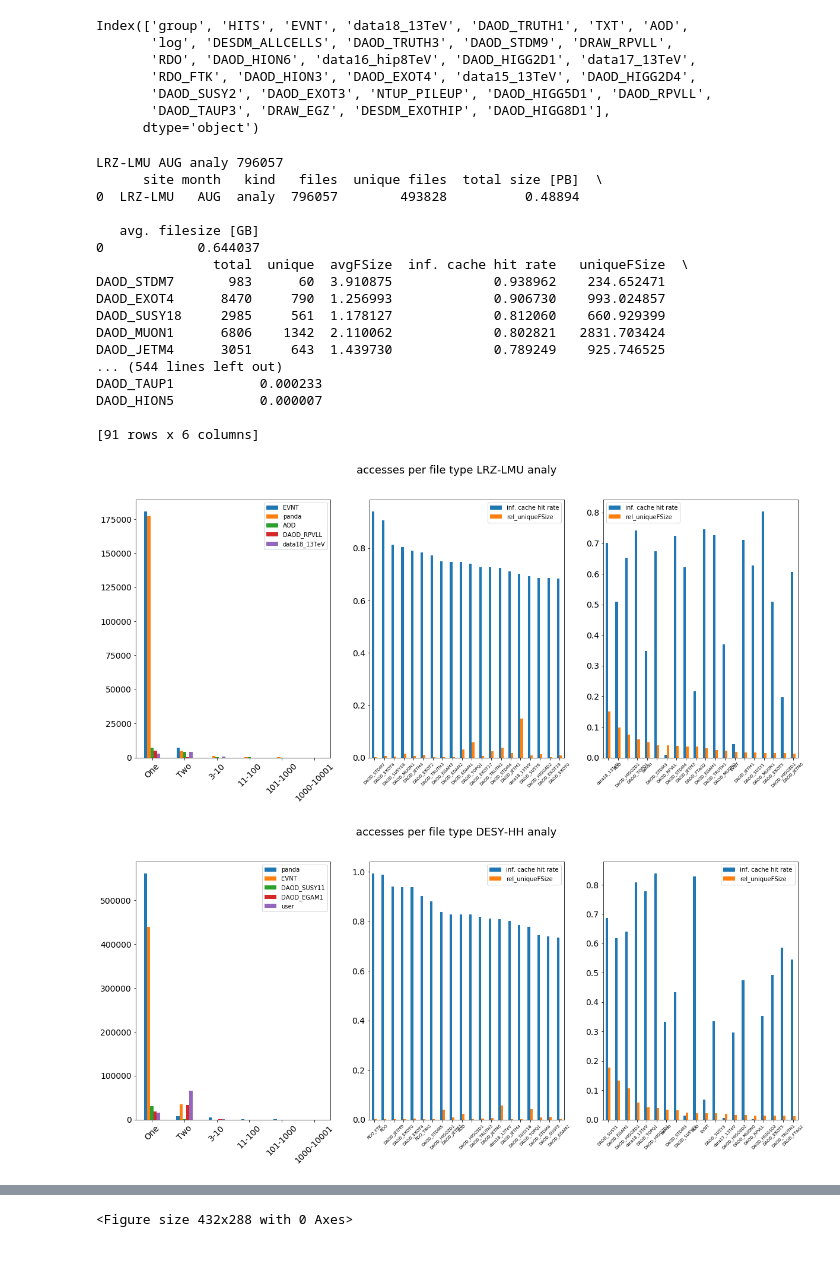
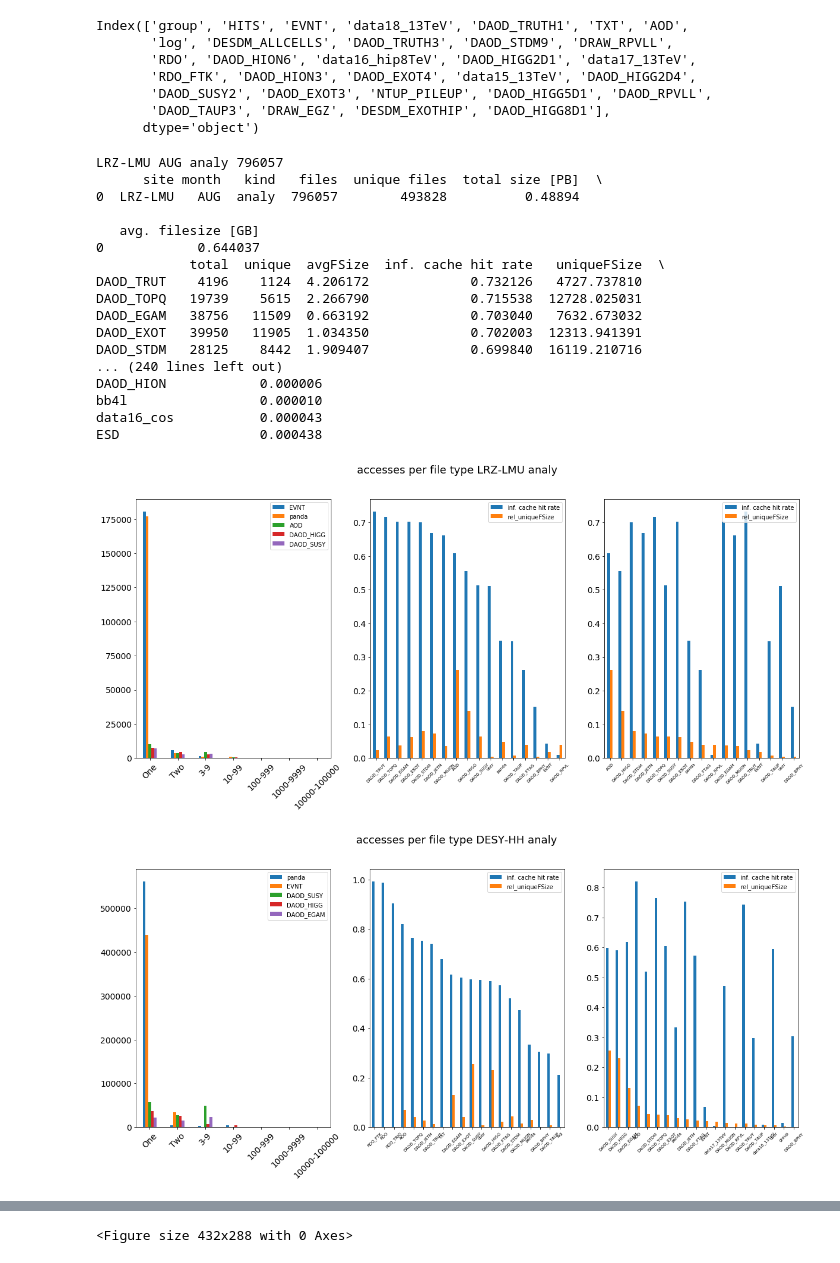
Before and after one commit to gdxd/XCache, a Jupyter notebook: MyExtractor.ipynb, the cells around one changed output, grey strips where cells are left out. Drawn from its saved outputs; the diff is of its cells as text; code cells hidden in the pictures.

Commit message:
fix histo binning

```diff
--- a/MyExtractor.ipynb
+++ b/MyExtractor.ipynb
@@ -7,8 +7,12 @@ from elasticsearch import Elasticsearch
 from elasticsearch.helpers import scan
 import pandas as pd
 
-start_date = '2018-08-01 00:00:00'
-end_date = '2018-09-01 00:00:00'
+#start_date = '2018-08-01 00:00:00'
+#end_date = '2018-09-01 00:00:00'
+#start_date = '2018-09-01 00:00:00'
+#end_date = '2018-10-01 00:00:00'
+start_date = '2018-10-01 00:00:00'
+end_date = '2018-11-01 00:00:00'
 #start_date = '2018-08-01 00:00:00'
 #end_date = '2018-09-01 00:00:00'
 #site = 'LRZ-LMU'
@@ -22,8 +26,8 @@ print("start:", start_date, "end:", end_date)
 start = int(pd.Timestamp(start_date).timestamp())
 end = int(pd.Timestamp(end_date).timestamp())
 
-#kind = 'prod'
-kind = 'analy'
+kind = 'prod'
+#kind = 'analy'
 
 my_query = {
     "_source": ["time_start", "time_end", "site", "event", "scope", "filename", "filesize"],
@@ -35,15 +39,17 @@ my_query = {
                 {'wildcard': {'site': site + '*'}},
                 # {'wildcard': {'filename': 'EVNT*'}},
                 #{'wildcard': {'event': 'get_sm*'}},
-                #{'term': {'event': 'get_sm'}},
-                {'term': {'event': 'get_sm_a'}},
+                {'term': {'event': 'get_sm'}},
+                #{'term': {'event': 'get_sm_a'}},
                 # {'term': {'event': 'download'}},
             ]
         }
     }
 }
 
-dataset = 'AUG'
+#dataset = 'AUG'
+#dataset = 'Sep'
+dataset = 'Oct'
 
 scroll = scan(client=es, index=indices, query=my_query)
 count = 0
@@ -310,14 +335,24 @@ kinds = ['analy']  #
 
 title = ','.join(sites)
 
-bs = [1, 2, 10, 100, 1000, 10000, 100000]
+bs = [1, 2, 3, 10, 100, 1000, 10000, 100000]
 sites_data = []
 
 
+
+#def get_type(s):
+#    f = s.split(":")[1]
+#    return f.split('.')[0]
+# GD patch for data18 naming
 def get_type(s):
     f = s.split(":")[1]
-    return f.split('.')[0]
+    type = f.split('.')[0]
+    if type == 'data18_13TeV' and f.find(".AOD.")>=0 :
+        type = 'AOD'
+    elif type.find("DAOD_")==0 :
+        type = type[0:9] # take only sub-string
 
+    return type
 
 for site in sites:
     site_data = load_data([site], periods, kinds)
@@ -339,8 +374,8 @@ for site in sites:
         fts.append(name)
         accpft.append(count)
 
-    accdf = pd.DataFrame(accpft, index=fts, columns=['One', 'Two', '3-10', '11-100',
-                                                     '101-1000', '1000-10001']).sort_values("One", ascending=False)
+    accdf = pd.DataFrame(accpft, index=fts, columns=['One', 'Two', '3-9', '10-99',
+                                                     '100-999', '1000-9999','10000-100000']).sort_values("One", ascending=False)
 
     totdf = pd.DataFrame(totalacc, index=fts, columns=['total', 'unique','avgFSize'])
     #GD > 100 accesses
@@ -404,8 +439,10 @@ for name, group in dt:
     accpft.append(count)
     totalacc.append([group.shape[0], group.index.unique().shape[0], group.filesize.mean()/GB ])
 
-accdf = pd.DataFrame(accpft, index=fts, columns=['One', 'Two', '3-10', '11-100',
-                                                 '101-1000', '1000-10001']).sort_values("One", ascending=False)
+#accdf = pd.DataFrame(accpft, index=fts, columns=['One', 'Two', '3-10', '11-100',
+#                                                 '101-1000', '1000-10001']).sort_values("One", ascending=False)
+accdf = pd.DataFrame(accpft, index=fts, columns=['One', 'Two', '3-9', '10-99',
+                                                 '100-999', '1000-9999','10000-100000']).sort_values("One", ascending=False)
 
 accdf = accdf[0:5]
 print(accdf)
@@ -419,43 +456,43 @@ totdf['rel_uniqueFSize']=totdf.uniqueFSize/totdf.uniqueFSize.sum()
 totdf.sort_values('inf. cache hit rate', ascending=False, inplace=True)
 print(totdf)
 
 
 # put together in a stacked plot.
 fig, ax = plt.subplots(1, 3, figsize=(20, 8))
 title = 'accesses per file type ALL sites' + " " + kinds[0]
 fig.suptitle(title, fontsize=18)
 accdf.transpose().plot(ax=ax[0], kind='bar', stacked=False, logy=False, rot=45)
 
 totdf2 = totdf.drop(columns=["total", "unique","uniqueFSize",'avgFSize'])
 ax[1].tick_params(axis='x', which='major', labelsize=7)
 #totdf2['inf. cache hit rate'].plot(ax=ax[1], kind='bar', rot=45)
 nshow=min(20,len(totdf2))
 totdf2[:nshow].plot(ax=ax[1], kind='bar', rot=45)
 totdf2.sort_values('rel_uniqueFSize', ascending=False, inplace=True)
 #print(totdf2)
 ax[2].tick_params(axis='x', which='major', labelsize=7)
 totdf2[:nshow].plot(ax=ax[2], kind='bar', rot=45)
 
 
 
 fig.savefig(title.replace(' ', '_') + '.png')
 # %% [output]
 LRZ-LMU AUG analy 796057
       site month   kind   files  unique files  total size [PB]  \
 0  LRZ-LMU   AUG  analy  796057        493828          0.48894
 
    avg. filesize [GB]
 0            0.644037
-               total  unique  avgFSize  inf. cache hit rate   uniqueFSize  \
-DAOD_STDM7       983      60  3.910875             0.938962    234.652471
-DAOD_EXOT4      8470     790  1.256993             0.906730    993.024857
-DAOD_SUSY18     2985     561  1.178127             0.812060    660.929399
-DAOD_MUON1      6806    1342  2.110062             0.802821   2831.703424
-DAOD_JETM4      3051     643  1.439730             0.789249    925.746525
-... (544 lines left out)
-DAOD_TAUP1           0.000233
-DAOD_HION5           0.000007
-
-[91 rows x 6 columns]
+            total  unique  avgFSize  inf. cache hit rate   uniqueFSize  \
+DAOD_TRUT    4196    1124  4.206172             0.732126   4727.737810
+DAOD_TOPQ   19739    5615  2.266790             0.715538  12728.025031
+DAOD_EGAM   38756   11509  0.663192             0.703040   7632.673032
+DAOD_EXOT   39950   11905  1.034350             0.702003  12313.941391
+DAOD_STDM   28125    8442  1.909407             0.699840  16119.210716
+... (240 lines left out)
+DAOD_HION            0.000006
+bb4l                 0.000010
+data16_cos           0.000043
+ESD                  0.000438
-[figure, old version]
+[figure, new version]
-[figure, old version]
+[figure, new version]
```
Also changed, not shown: parts of 3 cells of this notebook, 1 other file.
